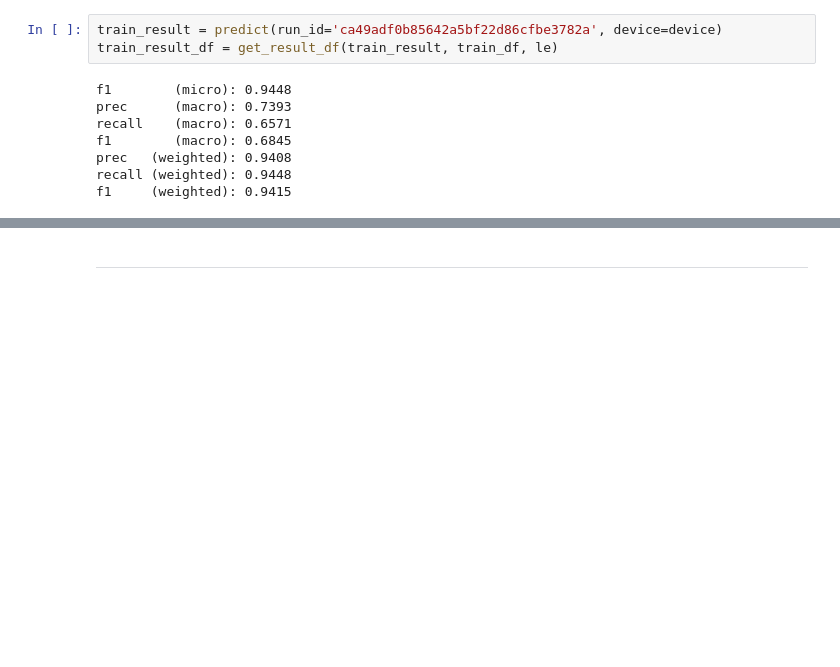
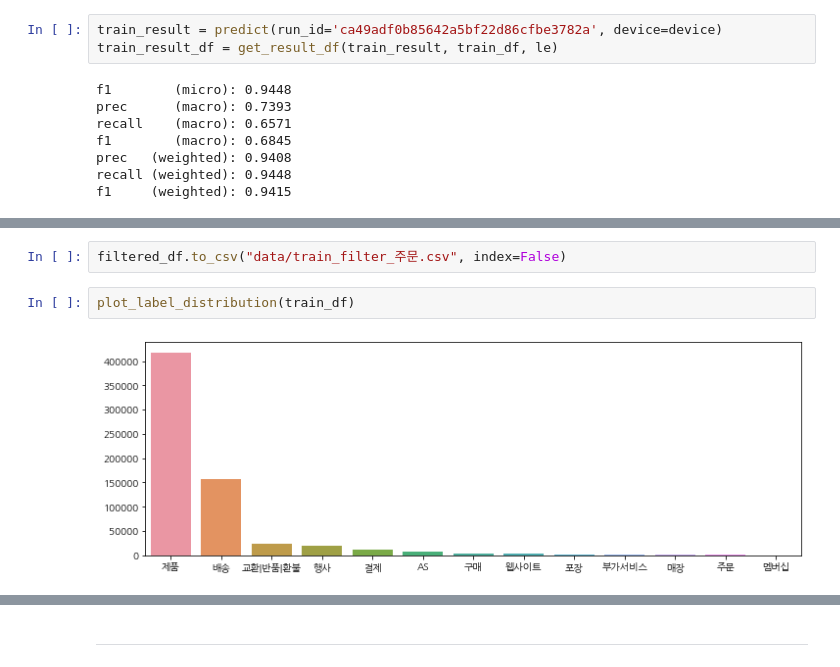
Before and after one commit to uoo723/BigStar-RnD-DA, a Jupyter notebook: notebooks/dev2.ipynb, the cells around one changed output, grey strips where cells are left out. Cells and saved outputs as stored; diff of their text form; blank space fills up the shorter version.

```diff
--- a/notebooks/dev2.ipynb
+++ b/notebooks/dev2.ipynb
@@ -880,0 +936,6 @@ Name: prediction, dtype: int64
+# %%
+filtered_df.to_csv("data/train_filter_주문.csv", index=False)
+# %%
+plot_label_distribution(train_df)
+# %% [output]
+[figure, added]
```
Also changed, not shown: parts of 37 cells of this notebook, 2 other files.
